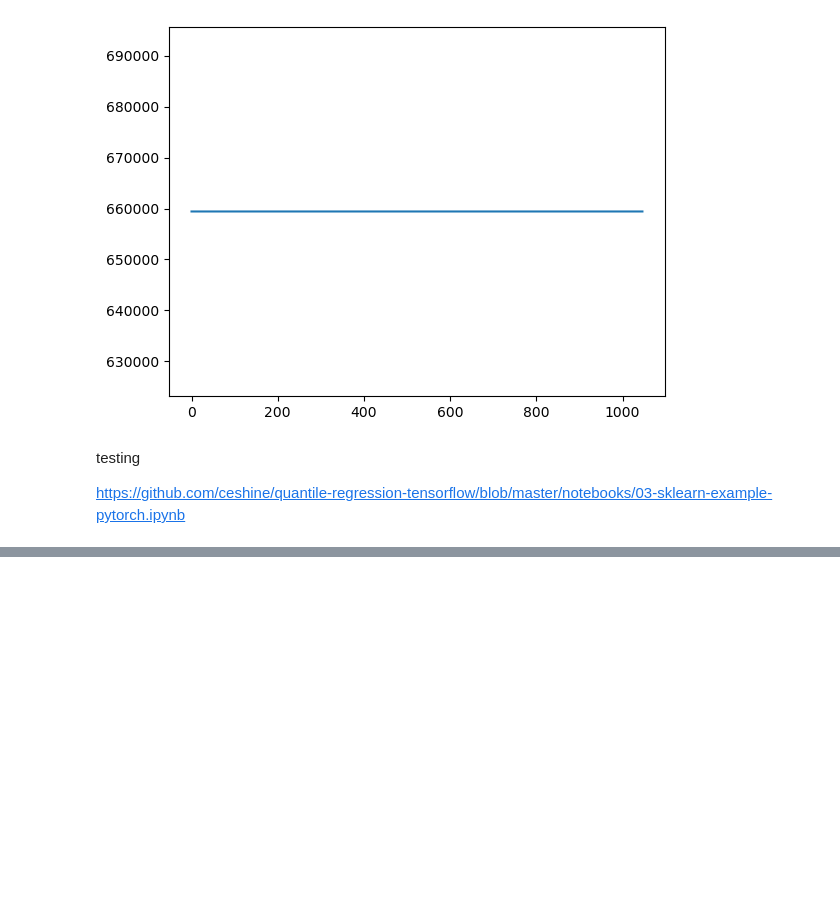
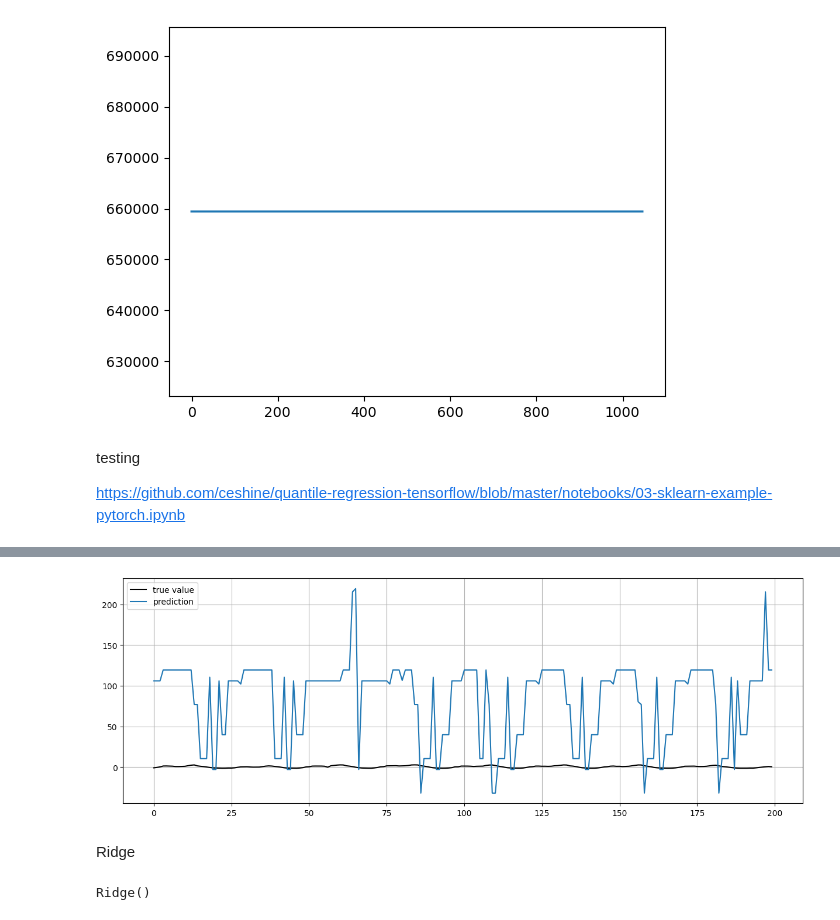
Before and after one commit to MicheleUIT/Probabilistic-load-forecasting-with-Reservoir-Computing, a Jupyter notebook: code/main_qr.ipynb, the cells around one changed output, grey strips where cells are left out. Saved outputs shown, nothing was run; the diff lists cells and outputs as text; code cells hidden in the pictures; blank space fills up the shorter version.

```diff
--- a/code/main_qr.ipynb
+++ b/code/main_qr.ipynb
@@ -139,0 +195,23 @@ plt.show()
+# %%
+model2 = TestModel([50, 20, 1]).to(device)
+# %%
+loss = torch.nn.MSELoss()
+
+epochs = 1000
+batch_size = 1
+
+model2.train()
+optimizer = torch.optim.Adam(model2.parameters(), lr=0.03, weight_decay=1e-2)
+
+x = train_embedding
+y = Ytr
+
+for epoch in range(epochs):
+    optimizer.zero_grad()
+    for data, y in zip(train_embedding, Ytr):
+        pred = model2(data)
+        l = loss(pred, y)
+        l.backward()
+        optimizer.step()
+    if epoch % 100 == 0:
+        print("[iteration %04d] loss: %.4f" % (epoch + 1, l / Ytr.shape[0]))
@@ -139,0 +229,23 @@ plt.show()
+# %%
+pred = model2(test_embedding)
+
+fig = plt.figure(figsize=(15,5))
+plt.plot(Yte[0:200].cpu(), label='true value', color='k')
+plt.plot(pred.detach().cpu().numpy()[0:200], label='prediction')
+plt.legend(loc='best', fontsize=10)
+plt.grid()
+plt.show()
+# %% [output]
+[figure, added]
+# %% [markdown]
+Ridge
+# %%
+from sklearn.linear_model import Ridge
+
+x = train_embedding
+y = Ytr
+
+clf = Ridge(alpha=1.0)
+clf.fit(x.cpu(), y.cpu())
+# %% [output]
+Ridge()
```
Also changed, not shown: parts of 12 cells of this notebook.
